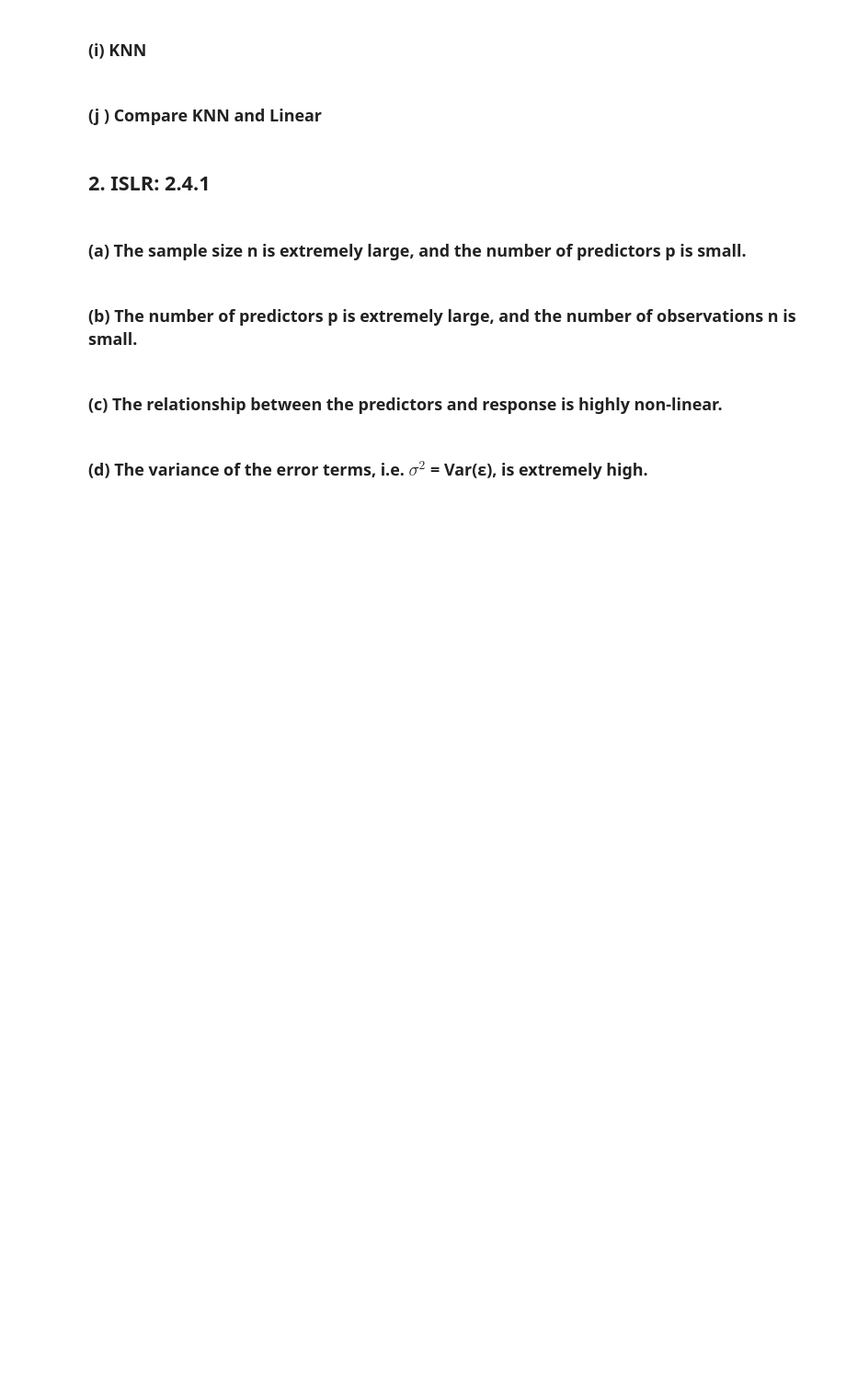
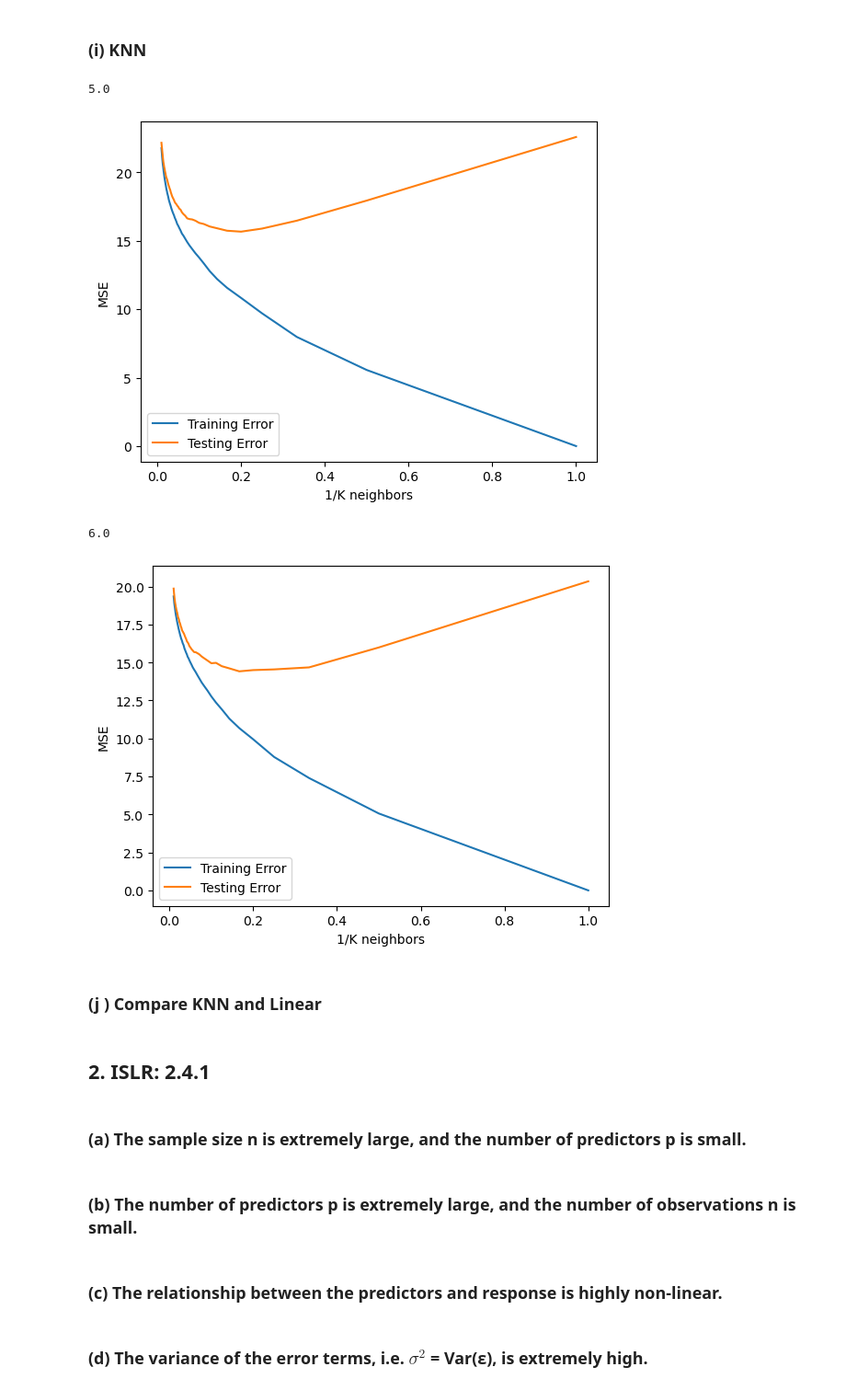
Before and after one commit to Brice12347/552_HW_2, a Jupyter notebook: Patchou_Brice_HW2.ipynb, the cells around one changed output. Shown at 92% size. Cells and saved outputs as stored; diff of their text form; code cells hidden in the pictures; blank space fills up the shorter version.

```diff
--- a/Patchou_Brice_HW2.ipynb
+++ b/Patchou_Brice_HW2.ipynb
@@ -39,5 +243,68 @@ Get the Cycle Power Plant Data Set
 # %% [markdown]
 ### (i) KNN
+# %%
+Ks, train_errors, test_errors = [], [], []
+for K in range(1,101,1):
+    knn = KNeighborsRegressor(n_neighbors=K)
+    Ks.append(1/K)
+
+    knn_pred = knn.fit(X_train, y_train).predict(X_test)
+    training_error = np.mean((y_train - knn.predict(X_train)) ** 2)
+    testing_error = np.mean((y_test - knn_pred) ** 2)
+
+    train_errors.append(training_error)
+    test_errors.append(testing_error)
+
+k_star_index_test = test_errors.index(min(test_errors))
+k_star = 1/Ks[k_star_index_test]
+print(k_star)
+
+plt.plot(Ks,train_errors)
+plt.plot(Ks,test_errors)
+
+
+
+plt.xlabel("1/K neighbors")
+plt.ylabel("MSE")
+plt.legend(["Training Error", "Testing Error"])
+plt.show()
+
+
+Ks, train_errors, test_errors = [], [], []
+
+scaler = StandardScaler()
+
+scaled_X_train = scaler.fit_transform(X_train.copy())
+scaled_X_test = scaler.transform(X_test.copy())
+
+Ks, train_errors, test_errors = [], [], []
+for K in range(1,101,1):
+    knn = KNeighborsRegressor(n_neighbors=K)
+    Ks.append(1/K)
+
+    knn_pred = knn.fit(scaled_X_train, y_train).predict(scaled_X_test)
+    training_error = np.mean((y_train - knn.predict(scaled_X_train)) ** 2)
+    testing_error = np.mean((y_test - knn_pred) ** 2)
+
+    train_errors.append(training_error)
+    test_errors.append(testing_error)
+
+k_star_index_test = test_errors.index(min(test_errors))
+k_star = 1/Ks[k_star_index_test]
+print(k_star)
+
+plt.plot(Ks,train_errors)
+plt.plot(Ks,test_errors)
+
+plt.xlabel("1/K neighbors")
+plt.ylabel("MSE")
+plt.legend(["Training Error", "Testing Error"])
+plt.show()
+# %% [output]
+5.0
+[figure, added]
+6.0
+[figure, added]
 # %% [markdown]
 ### (j ) Compare KNN and Linear
 # %% [markdown]
```
Also changed, not shown: parts of 19 cells of this notebook, 1 other file.
